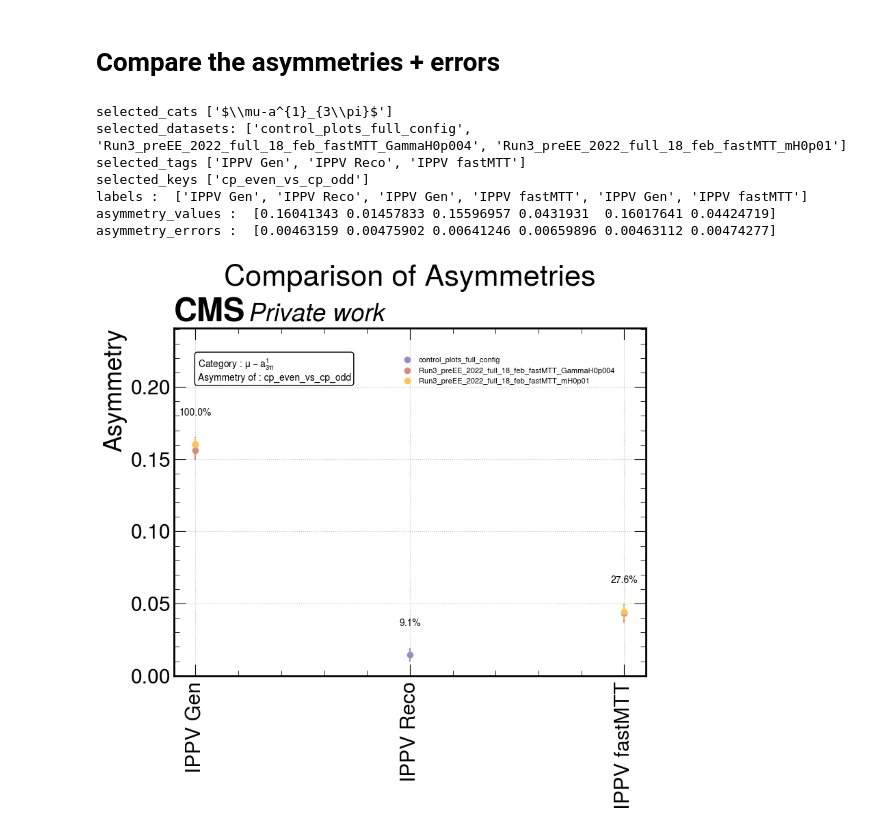
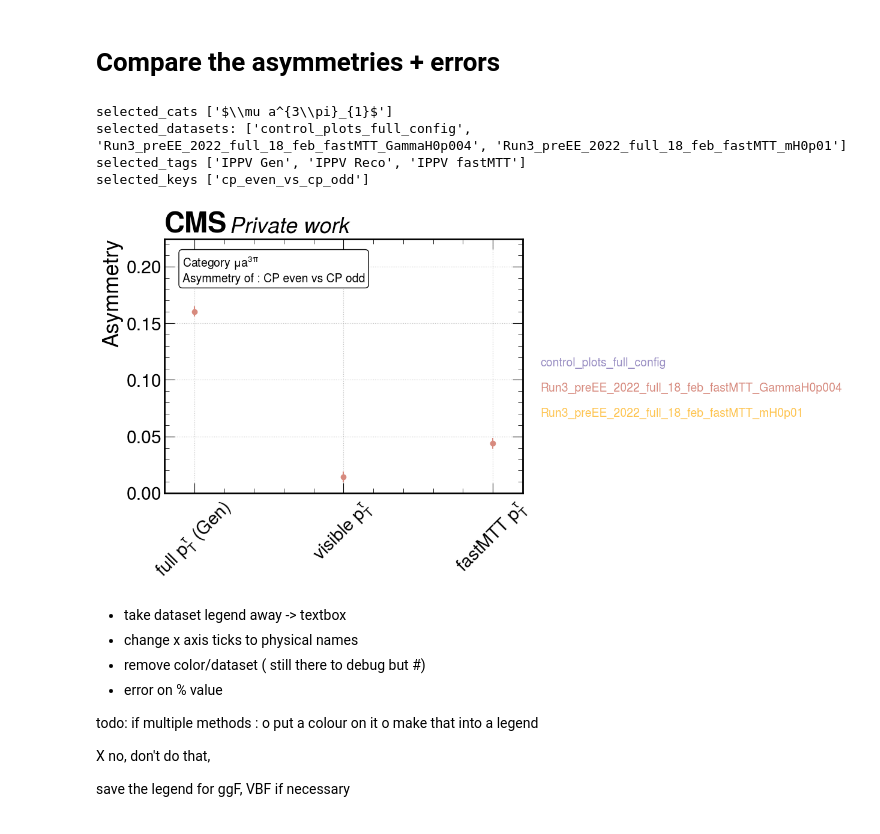
Before and after one commit to mathilde-t/PhiCP_Fit, a Jupyter notebook: test_py.ipynb, the cells around one changed output. Drawn from its saved outputs; the diff is of its cells as text; code cells hidden in the pictures.

```diff
--- a/test_py.ipynb
+++ b/test_py.ipynb
@@ -38,12 +38,13 @@ else:
 #data_storage
 # %%
 ## Define the categories and tags
-tags = ["IPIP", "IPDP", "IPPV"]
+#tags = ["IPIP", "IPDP", "IPPV"]
+tags = ["IPPV"]
 
 catdict = {
-    r"$\mu-\pi$"     : 20014002,
-    r"$\mu-\rho$"    : 20014004,
-    r"$\mu-a^{1}_{3\pi}$" : 20014008,
+    #r"$\mu \pi$"     : 20014002,
+    #r"$\mu \rho$"    : 20014004,
+    r"$\mu a^{3\pi}_{1}$" : 20014008,
 }
 
 shiftdict = {
@@ -53,15 +54,15 @@ shiftdict = {
 }
 
 simpledict = {
-    r"$\mu-\pi$"     : "mupi",
-    r"$\mu-\rho$"    : "murho",
-    r"$\mu-a^{1}_{3\pi}$" : "mua13pr",
+    r"$\mu \pi$"     : "mupi",
+    r"$\mu \rho$"    : "murho",
+    r"$\mu a^{3\pi}_{1}$" : "mua13pr",
 }
 
 ## Combine the Pickle files if needed
 #dir_name = "Run3_preEE_2022_full_18_feb_fastMTT_mH0p01"
-#dir_name = "Run3_preEE_2022_full_18_feb_fastMTT_GammaH0p004"
-dir_name = "control_plots_full_config"
+dir_name = "Run3_preEE_2022_full_18_feb_fastMTT_GammaH0p004"
+#dir_name = "control_plots_full_config"
 
 subdirs = [
     "h_ggf_tautau_uncorrelatedDecay_CPodd_Filtered_ProdAndDecay",
@@ -551,21 +499,18 @@ def compare_asymmetries(data_storage, selected_cats=None, selected_datasets=None
 # %%
 #compare_asymmetries(data_storage)
 compare_asymmetries(data_storage,
-                    selected_cats=['$\\mu-a^{1}_{3\\pi}$'],
+                    selected_cats=['$\\mu a^{3\\pi}_{1}$'],
                     selected_datasets=['control_plots_full_config',
                                        'Run3_preEE_2022_full_18_feb_fastMTT_GammaH0p004',
                                        'Run3_preEE_2022_full_18_feb_fastMTT_mH0p01'],
                     selected_tags=['IPPV Gen', 'IPPV Reco', 'IPPV fastMTT'],
                     selected_keys=['cp_even_vs_cp_odd'])
 # %% [output]
-selected_cats ['$\\mu-a^{1}_{3\\pi}$']
+selected_cats ['$\\mu a^{3\\pi}_{1}$']
 selected_datasets: ['control_plots_full_config', 'Run3_preEE_2022_full_18_feb_fastMTT_GammaH0p004', 'Run3_preEE_2022_full_18_feb_fastMTT_mH0p01']
 selected_tags ['IPPV Gen', 'IPPV Reco', 'IPPV fastMTT']
 selected_keys ['cp_even_vs_cp_odd']
-labels :  ['IPPV Gen', 'IPPV Reco', 'IPPV Gen', 'IPPV fastMTT', 'IPPV Gen', 'IPPV fastMTT']
-asymmetry_values :  [0.16041343 0.01457833 0.15596957 0.0431931  0.16017641 0.04424719]
-asymmetry_errors :  [0.00463159 0.00475902 0.00641246 0.00659896 0.00463112 0.00474277]
-[figure, old version]
+[figure, new version]
 # %%
 # Before saving: convert defaultdict to dict
 data_storage_dict = {k: dict(v) for k, v in data_storage.items()}
@@ -573,3 +518,17 @@ data_storage_dict = {k: dict(v) for k, v in data_storage.items()}
 # Save data_storage to YAML
 with open("data_storage.pkl", "wb") as file:
     pickle.dump(data_storage_dict, file)
+# %% [markdown]
+- take dataset legend away -> textbox
+- change x axis ticks to physical names
+- remove color/dataset ( still there to debug but #)
+- error on % value
+
+todo:
+if multiple methods :
+o put a colour on it
+o make that into a legend
+
+X no, don't do that,
+
+save the legend for ggF, VBF if necessary
```
Also changed, not shown: parts of 2 cells of this notebook, 59 other files.
